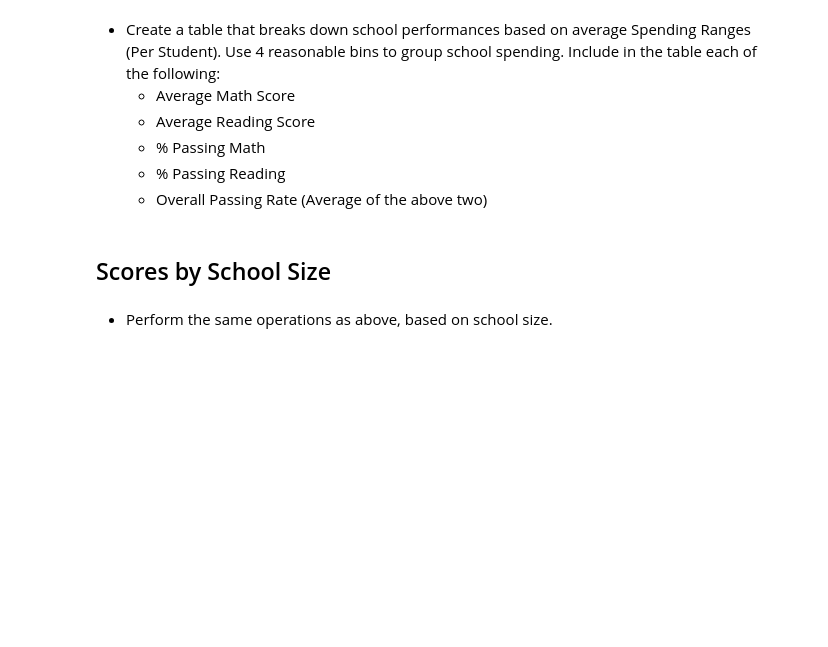
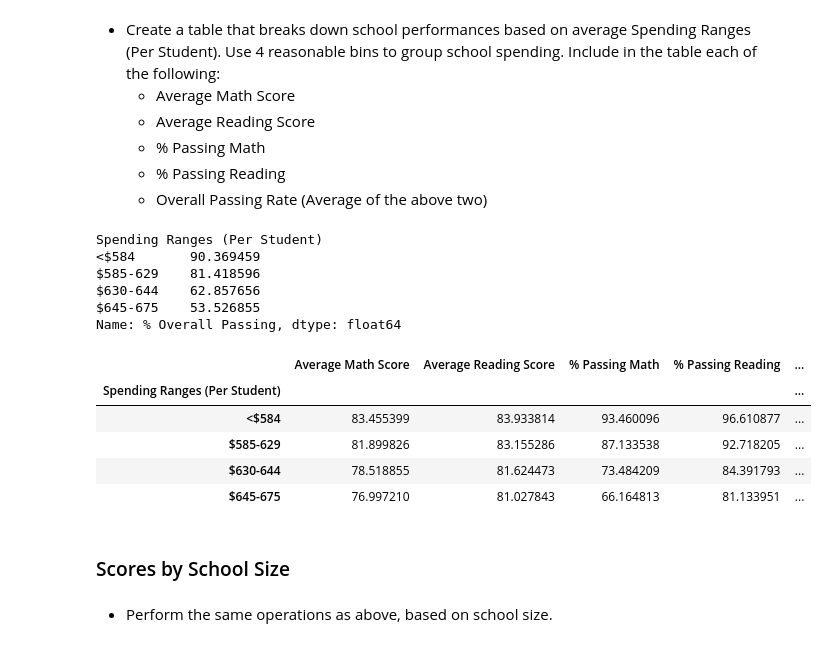
Before and after one commit to siararaeDA/pandas-challenge, a Jupyter notebook: PyCitySchools/PyCitySchools.ipynb, the cells around one changed output. Saved outputs shown, nothing was run; the diff lists cells and outputs as text; code cells hidden in the pictures; blank space fills up the shorter version.

Commit message:
Bin spends.

```diff
--- a/PyCitySchools/PyCitySchools.ipynb
+++ b/PyCitySchools/PyCitySchools.ipynb
@@ -277,8 +277,51 @@ readingByGrade_df
   * % Passing Math
   * % Passing Reading
   * Overall Passing Rate (Average of the above two)
+# %%
+bins = [0, 584, 629, 644, 675]
+group_names = ["<$584", "$585-629", "$630-644", "$645-675"]
+
+schoolSummary_df["Spending Ranges (Per Student)"] = pd.cut(schoolSummary_df["Per Student Budget"], bins, labels=group_names)
+#schoolSummary_df
+
+groupedBySpendingRange = schoolSummary_df.groupby("Spending Ranges (Per Student)")
+
+avgMath = groupedBySpendingRange["Average Math Score"].mean()
+#print(avgMath)
+avgReading = groupedBySpendingRange["Average Reading Score"].mean()
+#print(avgReading)
+percentPassingMath = groupedBySpendingRange["% Passing Math"].mean()
+#print(percentPassingMath)
+percentPassingReading = groupedBySpendingRange["% Passing Reading"].mean()
+#print(percentPassingReading)
+overallPassing = groupedBySpendingRange["% Overall Passing"].mean()
+# The instructions say to do it the way of the following comment, but doing it the above w
+#(percentPassingMath + percentPassingReading) / 2
+print(overallPassing)
+
+dataBySpending = pd.DataFrame({
+    "Average Math Score": avgMath,
+    "Average Reading Score": avgReading,
+    "% Passing Math": percentPassingMath,
+    "% Passing Reading": percentPassingReading,
+    "Ovewrall Passing Rate": overallPassing
+})
+dataBySpending
+# %% [output]
+Spending Ranges (Per Student)
+<$584       90.369459
+$585-629    81.418596
+$630-644    62.857656
+$645-675    53.526855
+Name: % Overall Passing, dtype: float64
+|  | Average Math Score | Average Reading Score | % Passing Math | % Passing Reading | ... |
+| Spending Ranges (Per Student) |  |  |  |  | ... |
+| <$584 | 83.455399 | 83.933814 | 93.460096 | 96.610877 | ... |
+| $585-629 | 81.899826 | 83.155286 | 87.133538 | 92.718205 | ... |
+| $630-644 | 78.518855 | 81.624473 | 73.484209 | 84.391793 | ... |
+| $645-675 | 76.997210 | 81.027843 | 66.164813 | 81.133951 | ... |
 # %% [markdown]
-## Scores by School Size
+### Scores by School Size
 # %% [markdown]
 * Perform the same operations as above, based on school size.
 # %% [markdown]
```
Also changed, not shown: parts of 1 cell of this notebook.
